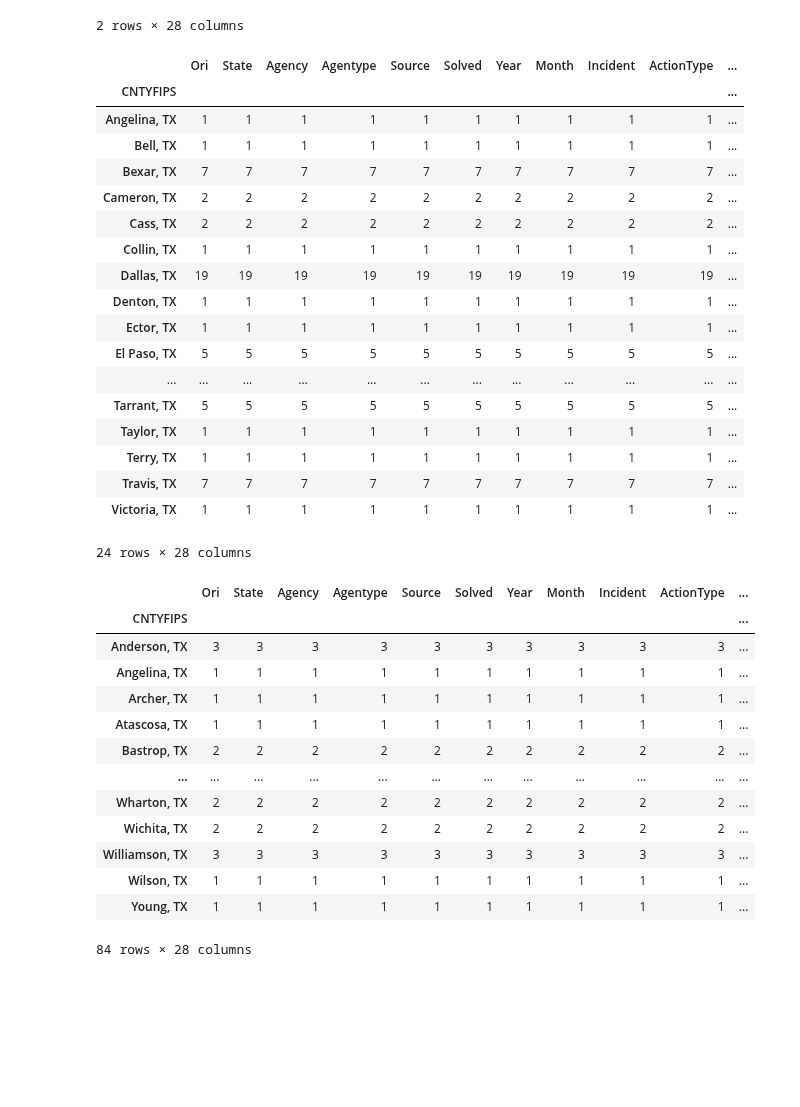
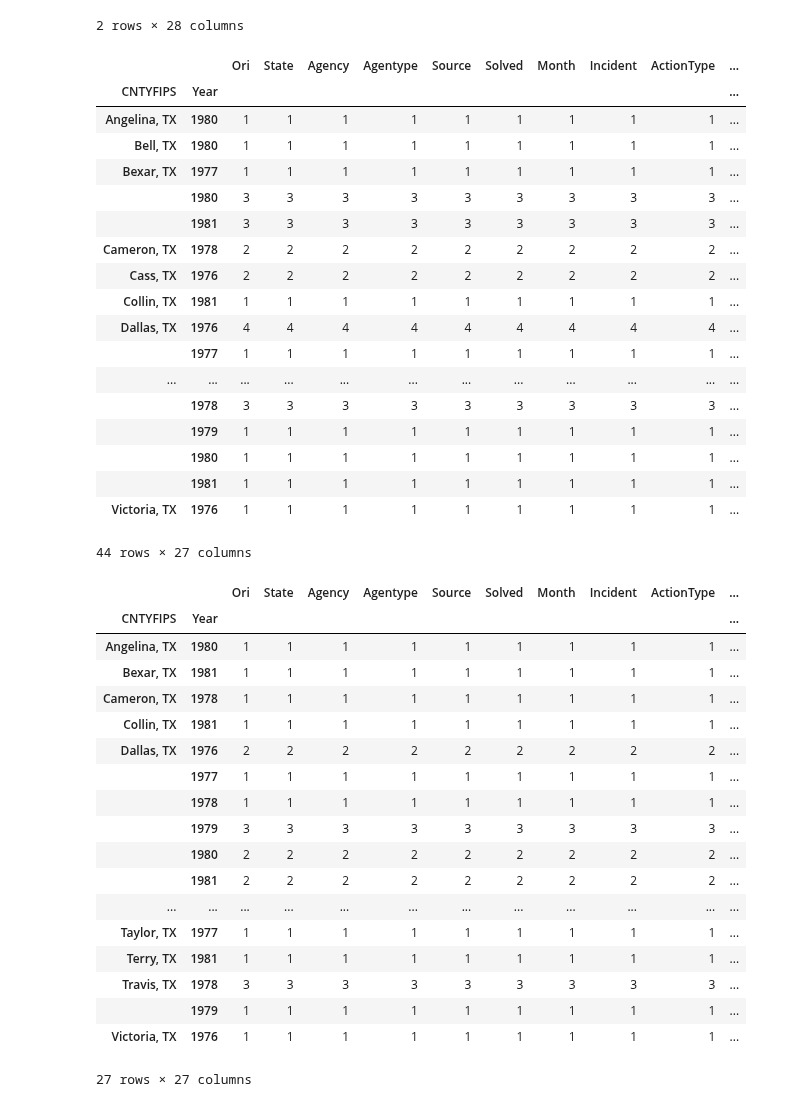
Before and after one commit to fadeeva/weird_projects, a Jupyter notebook: Serial_Killers/Outliers_based_on_cosine_similarity/Weapons_&_Circumstances_cosine_similarity_for_Female_Victims.ipynb, the cells around one changed output. Cells and saved outputs as stored; diff of their text form; code cells hidden in the pictures; blank space fills up the shorter version.

```diff
--- a/Serial_Killers/Outliers_based_on_cosine_similarity/Weapons_&_Circumstances_cosine_similarity_for_Female_Victims.ipynb
+++ b/Serial_Killers/Outliers_based_on_cosine_similarity/Weapons_&_Circumstances_cosine_similarity_for_Female_Victims.ipynb
@@ -148,41 +148,46 @@ df[df['Solved']=='No'].groupby('VicRace').count()
 | White | 34 | 34 | 34 | 34 | 34 | 34 | 34 | 34 | 34 | 34 | ... | ... |
 2 rows × 28 columns
 # %%
-df.groupby('CNTYFIPS').count()
+df.groupby(['CNTYFIPS', 'Year']).count()
 # %% [output]
-|  | Ori | State | Agency | Agentype | Source | Solved | Year | Month | Incident | ActionType | ... |
-| CNTYFIPS |  |  |  |  |  |  |  |  |  |  | ... |
-| Angelina, TX | 1 | 1 | 1 | 1 | 1 | 1 | 1 | 1 | 1 | 1 | ... |
-| Bell, TX | 1 | 1 | 1 | 1 | 1 | 1 | 1 | 1 | 1 | 1 | ... |
-| Bexar, TX | 7 | 7 | 7 | 7 | 7 | 7 | 7 | 7 | 7 | 7 | ... |
-| Cameron, TX | 2 | 2 | 2 | 2 | 2 | 2 | 2 | 2 | 2 | 2 | ... |
-| Cass, TX | 2 | 2 | 2 | 2 | 2 | 2 | 2 | 2 | 2 | 2 | ... |
-| Collin, TX | 1 | 1 | 1 | 1 | 1 | 1 | 1 | 1 | 1 | 1 | ... |
-| Dallas, TX | 19 | 19 | 19 | 19 | 19 | 19 | 19 | 19 | 19 | 19 | ... |
-| Denton, TX | 1 | 1 | 1 | 1 | 1 | 1 | 1 | 1 | 1 | 1 | ... |
-| Ector, TX | 1 | 1 | 1 | 1 | 1 | 1 | 1 | 1 | 1 | 1 | ... |
-| El Paso, TX | 5 | 5 | 5 | 5 | 5 | 5 | 5 | 5 | 5 | 5 | ... |
+|  |  | Ori | State | Agency | Agentype | Source | Solved | Month | Incident | ActionType | ... |
+| CNTYFIPS | Year |  |  |  |  |  |  |  |  |  | ... |
+| Angelina, TX | 1980 | 1 | 1 | 1 | 1 | 1 | 1 | 1 | 1 | 1 | ... |
+| Bell, TX | 1980 | 1 | 1 | 1 | 1 | 1 | 1 | 1 | 1 | 1 | ... |
+| Bexar, TX | 1977 | 1 | 1 | 1 | 1 | 1 | 1 | 1 | 1 | 1 | ... |
+|  | 1980 | 3 | 3 | 3 | 3 | 3 | 3 | 3 | 3 | 3 | ... |
+|  | 1981 | 3 | 3 | 3 | 3 | 3 | 3 | 3 | 3 | 3 | ... |
+| Cameron, TX | 1978 | 2 | 2 | 2 | 2 | 2 | 2 | 2 | 2 | 2 | ... |
+| Cass, TX | 1976 | 2 | 2 | 2 | 2 | 2 | 2 | 2 | 2 | 2 | ... |
+| Collin, TX | 1981 | 1 | 1 | 1 | 1 | 1 | 1 | 1 | 1 | 1 | ... |
+| Dallas, TX | 1976 | 4 | 4 | 4 | 4 | 4 | 4 | 4 | 4 | 4 | ... |
+|  | 1977 | 1 | 1 | 1 | 1 | 1 | 1 | 1 | 1 | 1 | ... |
 | ... | ... | ... | ... | ... | ... | ... | ... | ... | ... | ... | ... |
-| Tarrant, TX | 5 | 5 | 5 | 5 | 5 | 5 | 5 | 5 | 5 | 5 | ... |
-| Taylor, TX | 1 | 1 | 1 | 1 | 1 | 1 | 1 | 1 | 1 | 1 | ... |
-| Terry, TX | 1 | 1 | 1 | 1 | 1 | 1 | 1 | 1 | 1 | 1 | ... |
-| Travis, TX | 7 | 7 | 7 | 7 | 7 | 7 | 7 | 7 | 7 | 7 | ... |
-| Victoria, TX | 1 | 1 | 1 | 1 | 1 | 1 | 1 | 1 | 1 | 1 | ... |
+|  | 1978 | 3 | 3 | 3 | 3 | 3 | 3 | 3 | 3 | 3 | ... |
+|  | 1979 | 1 | 1 | 1 | 1 | 1 | 1 | 1 | 1 | 1 | ... |
+|  | 1980 | 1 | 1 | 1 | 1 | 1 | 1 | 1 | 1 | 1 | ... |
+|  | 1981 | 1 | 1 | 1 | 1 | 1 | 1 | 1 | 1 | 1 | ... |
+| Victoria, TX | 1976 | 1 | 1 | 1 | 1 | 1 | 1 | 1 | 1 | 1 | ... |
-24 rows × 28 columns
+44 rows × 27 columns
 # %%
-norm.groupby('CNTYFIPS').count()
+df[df['Solved']=='No'].groupby(['CNTYFIPS', 'Year']).count()
 # %% [output]
-|  | Ori | State | Agency | Agentype | Source | Solved | Year | Month | Incident | ActionType | ... |
-| CNTYFIPS |  |  |  |  |  |  |  |  |  |  | ... |
-| Anderson, TX | 3 | 3 | 3 | 3 | 3 | 3 | 3 | 3 | 3 | 3 | ... |
-| Angelina, TX | 1 | 1 | 1 | 1 | 1 | 1 | 1 | 1 | 1 | 1 | ... |
-| Archer, TX | 1 | 1 | 1 | 1 | 1 | 1 | 1 | 1 | 1 | 1 | ... |
-| Atascosa, TX | 1 | 1 | 1 | 1 | 1 | 1 | 1 | 1 | 1 | 1 | ... |
-| Bastrop, TX | 2 | 2 | 2 | 2 | 2 | 2 | 2 | 2 | 2 | 2 | ... |
+|  |  | Ori | State | Agency | Agentype | Source | Solved | Month | Incident | ActionType | ... |
+| CNTYFIPS | Year |  |  |  |  |  |  |  |  |  | ... |
+| Angelina, TX | 1980 | 1 | 1 | 1 | 1 | 1 | 1 | 1 | 1 | 1 | ... |
+| Bexar, TX | 1981 | 1 | 1 | 1 | 1 | 1 | 1 | 1 | 1 | 1 | ... |
+| Cameron, TX | 1978 | 1 | 1 | 1 | 1 | 1 | 1 | 1 | 1 | 1 | ... |
+| Collin, TX | 1981 | 1 | 1 | 1 | 1 | 1 | 1 | 1 | 1 | 1 | ... |
+| Dallas, TX | 1976 | 2 | 2 | 2 | 2 | 2 | 2 | 2 | 2 | 2 | ... |
+|  | 1977 | 1 | 1 | 1 | 1 | 1 | 1 | 1 | 1 | 1 | ... |
+|  | 1978 | 1 | 1 | 1 | 1 | 1 | 1 | 1 | 1 | 1 | ... |
+|  | 1979 | 3 | 3 | 3 | 3 | 3 | 3 | 3 | 3 | 3 | ... |
+|  | 1980 | 2 | 2 | 2 | 2 | 2 | 2 | 2 | 2 | 2 | ... |
+|  | 1981 | 2 | 2 | 2 | 2 | 2 | 2 | 2 | 2 | 2 | ... |
 | ... | ... | ... | ... | ... | ... | ... | ... | ... | ... | ... | ... |
-| Wharton, TX | 2 | 2 | 2 | 2 | 2 | 2 | 2 | 2 | 2 | 2 | ... |
-| Wichita, TX | 2 | 2 | 2 | 2 | 2 | 2 | 2 | 2 | 2 | 2 | ... |
-| Williamson, TX | 3 | 3 | 3 | 3 | 3 | 3 | 3 | 3 | 3 | 3 | ... |
-| Wilson, TX | 1 | 1 | 1 | 1 | 1 | 1 | 1 | 1 | 1 | 1 | ... |
-| Young, TX | 1 | 1 | 1 | 1 | 1 | 1 | 1 | 1 | 1 | 1 | ... |
+| Taylor, TX | 1977 | 1 | 1 | 1 | 1 | 1 | 1 | 1 | 1 | 1 | ... |
+| Terry, TX | 1981 | 1 | 1 | 1 | 1 | 1 | 1 | 1 | 1 | 1 | ... |
+| Travis, TX | 1978 | 3 | 3 | 3 | 3 | 3 | 3 | 3 | 3 | 3 | ... |
+|  | 1979 | 1 | 1 | 1 | 1 | 1 | 1 | 1 | 1 | 1 | ... |
+| Victoria, TX | 1976 | 1 | 1 | 1 | 1 | 1 | 1 | 1 | 1 | 1 | ... |
-84 rows × 28 columns
+27 rows × 27 columns
```
Also changed, not shown: parts of 12 cells of this notebook.
